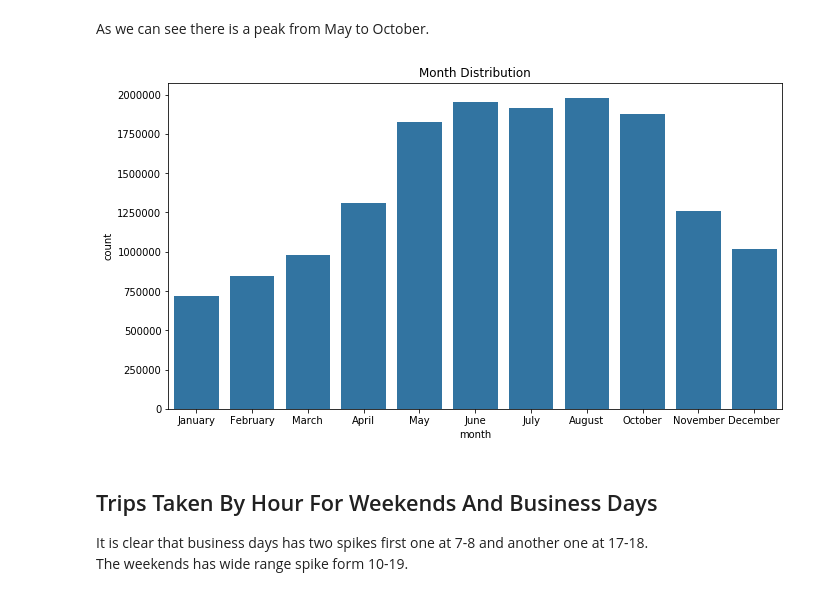
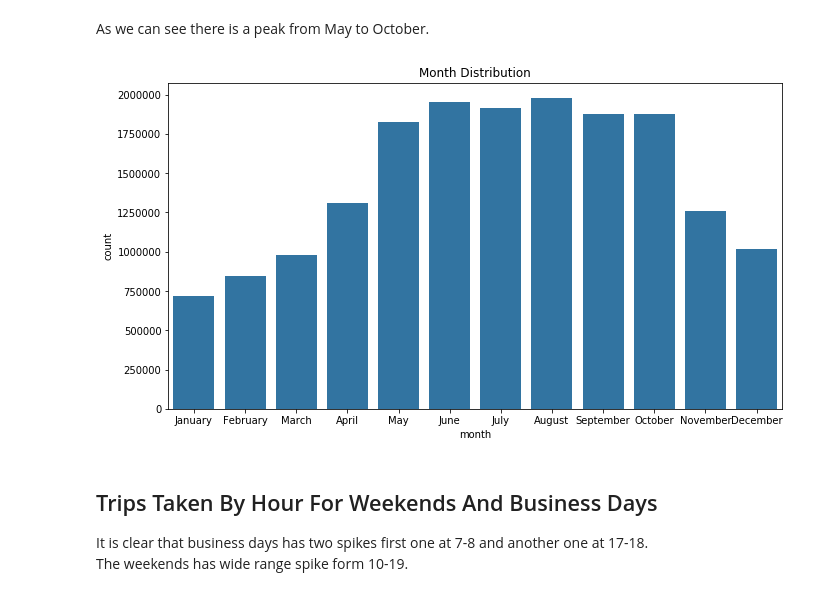
Before and after one commit to yousef5664/CityBike, a Jupyter notebook: explanatory.ipynb, the cells around one changed output. Cells and saved outputs as stored; diff of their text form; code cells hidden in the pictures.

Commit message:
fix: adding september month on bar chart

```diff
--- a/explanatory.ipynb
+++ b/explanatory.ipynb
@@ -61,14 +61,24 @@ As we can see there is a peak from May to October.
 # %%
 # lets plot how many total trips each month
 plt.figure(figsize=(11,6))
-month_order = ['January', 'February', 'March', 'April', 'May', 'June',
-               'July', 'August', 'October', 'November', 'December']
+month_order = ['January',
+               'February',
+               'March',
+               'April',
+               'May',
+               'June',
+               'July',
+               'August',
+               'September',
+               'October',
+               'November',
+               'December']
 
 sns.countplot(df.month, order=month_order, color=base_color);
 plt.title('Month Distribution')
 plt.show()
 # %% [output]
-[figure, old version]
+[figure, new version]
 # %% [markdown]
 ## Trips Taken By Hour For Weekends And Business Days
 It is clear that business days has two spikes first one at 7-8 and another one at 17-18.<br> The weekends has wide range spike form 10-19.
```
